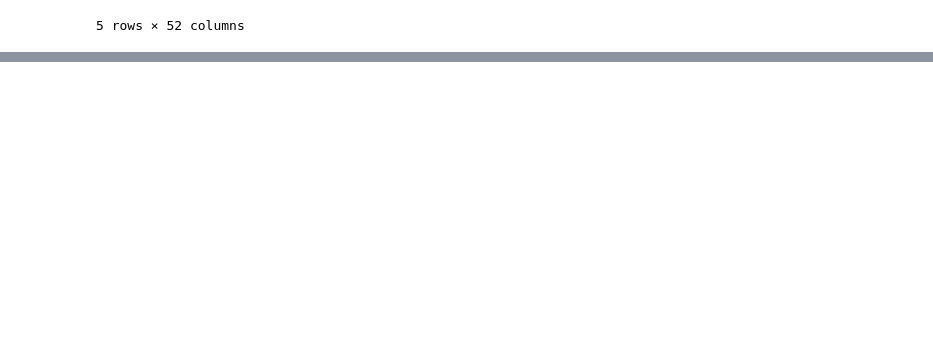
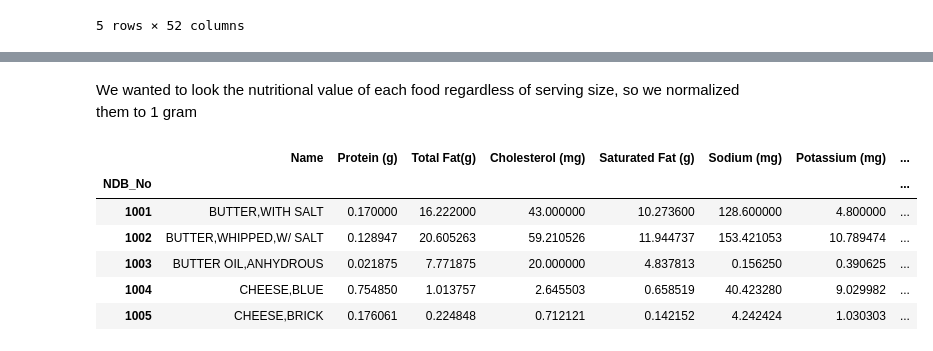
Before and after one commit to jaideng123/FoodDude, a Jupyter notebook: Food Dude.ipynb, the cells around one changed output, grey strips where cells are left out. Cells and saved outputs as stored; diff of their text form; code cells hidden in the pictures; blank space fills up the shorter version.

```diff
--- a/Food Dude.ipynb
+++ b/Food Dude.ipynb
@@ -19,0 +48,21 @@ foods.head()
+# %% [markdown]
+We wanted to look the nutritional value of each food regardless of serving size, so we normalized them to 1 gram
+# %%
+# Normalizing all our foods to 1 g
+def normalizeNutrients(x):
+    ratio = x['Weight (g)']
+    for nutrient in nutrients:
+        if(type(x[nutrient]) is str):
+            continue
+        x[nutrient] = x[nutrient]/ratio
+    return x
+foods = foods.apply(normalizeNutrients,axis=1)
+foods.head()
+# %% [output]
+|  | Name | Protein (g) | Total Fat(g) | Cholesterol (mg) | Saturated Fat (g) | Sodium (mg) | Potassium (mg) | ... |
+| NDB_No |  |  |  |  |  |  |  | ... |
+| 1001 | BUTTER,WITH SALT | 0.170000 | 16.222000 | 43.000000 | 10.273600 | 128.600000 | 4.800000 | ... |
+| 1002 | BUTTER,WHIPPED,W/ SALT | 0.128947 | 20.605263 | 59.210526 | 11.944737 | 153.421053 | 10.789474 | ... |
+| 1003 | BUTTER OIL,ANHYDROUS | 0.021875 | 7.771875 | 20.000000 | 4.837813 | 0.156250 | 0.390625 | ... |
+| 1004 | CHEESE,BLUE | 0.754850 | 1.013757 | 2.645503 | 0.658519 | 40.423280 | 9.029982 | ... |
+| 1005 | CHEESE,BRICK | 0.176061 | 0.224848 | 0.712121 | 0.142152 | 4.242424 | 1.030303 | ... |
```
Also changed, not shown: parts of 10 cells of this notebook, 1 other file.
